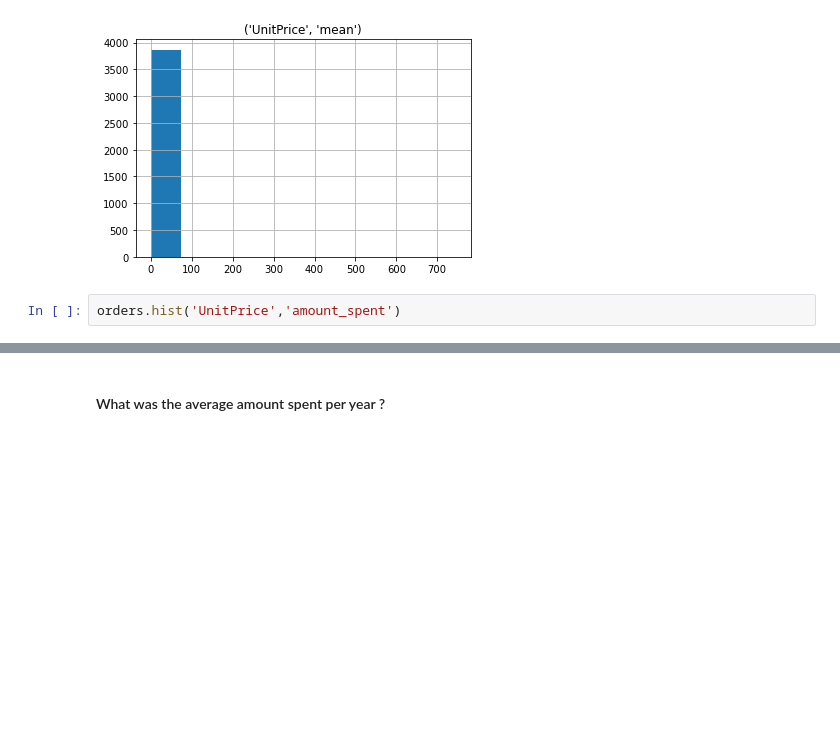
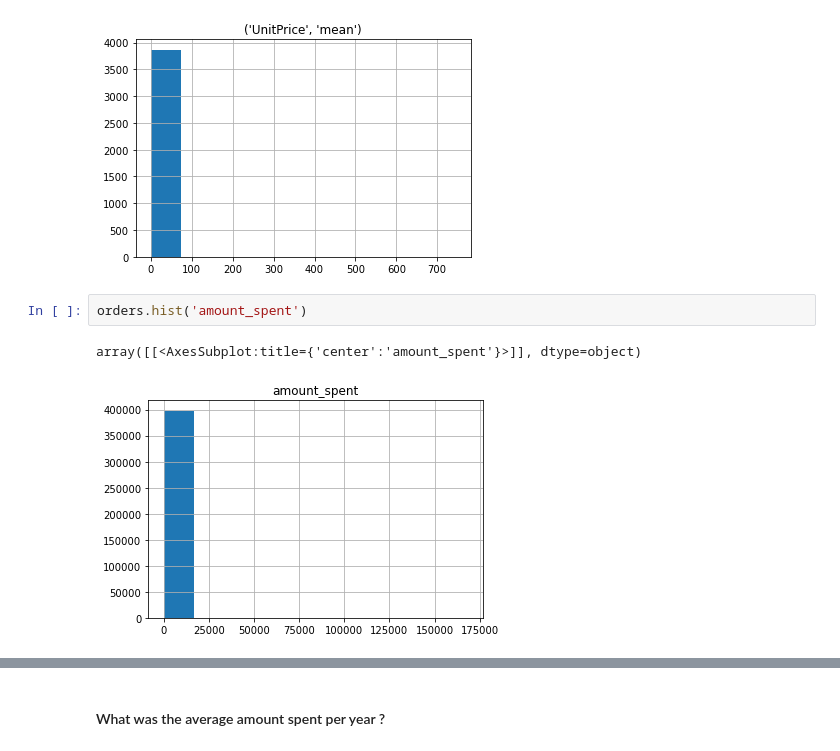
Before and after one commit to ta-data-mexpt/lab-subsetting-and-descriptive-stats, a Jupyter notebook: your-code/main.ipynb, the cells around one changed output, grey strips where cells are left out. Drawn from its saved outputs; the diff is of its cells as text; blank space fills up the shorter version.

```diff
--- a/your-code/main.ipynb
+++ b/your-code/main.ipynb
@@ -659,4 +659,7 @@ array([[<AxesSubplot:title={'center':"('UnitPrice', 'mean')"}>]],
       dtype=object)
 [figure]
 # %%
-orders.hist('UnitPrice','amount_spent')
+orders.hist('amount_spent')
+# %% [output]
+array([[<AxesSubplot:title={'center':'amount_spent'}>]], dtype=object)
+[figure, added]
```
Also changed, not shown: parts of 1 cell of this notebook.
